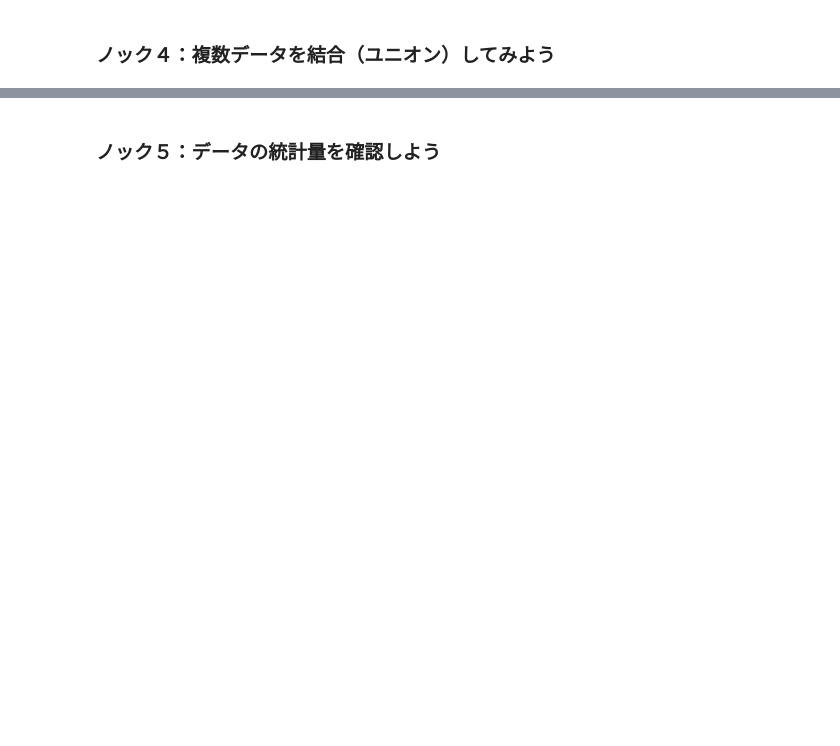
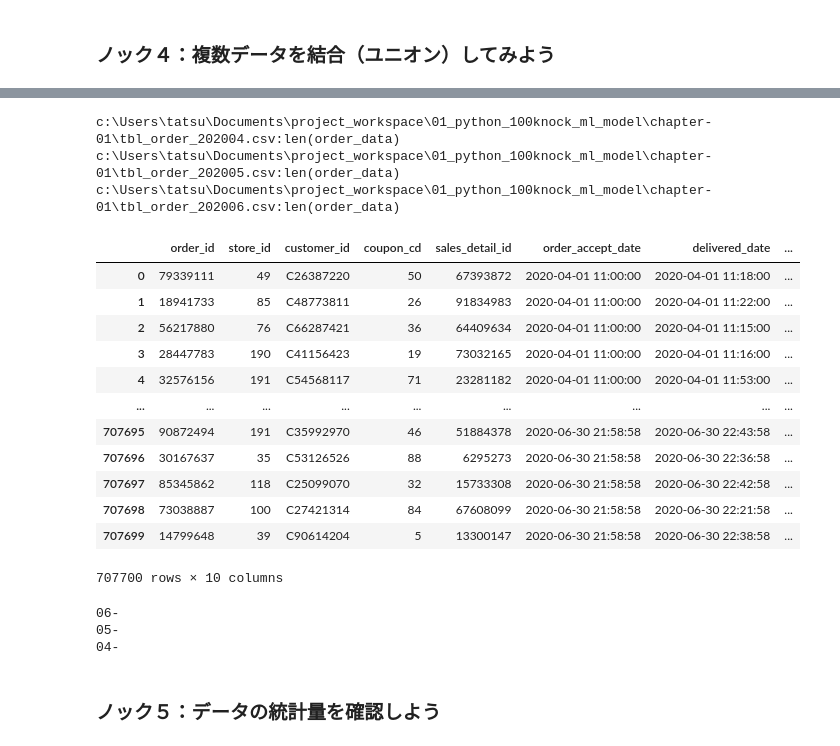
Before and after one commit to BP-Test/01_python_100knock_ml_model, a Jupyter notebook: chapter-01/1章_分析に向けた準備を行う10本ノック.ipynb, the cells around one changed output, grey strips where cells are left out. Saved outputs shown, nothing was run; the diff lists cells and outputs as text; code cells hidden in the pictures; blank space fills up the shorter version.

```diff
--- a/chapter-01/1章_分析に向けた準備を行う10本ノック.ipynb
+++ b/chapter-01/1章_分析に向けた準備を行う10本ノック.ipynb
@@ -27,2 +208,35 @@
+# %%
+order_all = pd.DataFrame()
+for file in tbl_order_files:
+    order_data = pd.read_csv(file)
+    print(f'{file}:len(order_data)')
+    order_all = pd.concat([order_all,order_data],ignore_index=True)
+
+order_all
+# %% [output]
+c:\Users\tatsu\Documents\project_workspace\01_python_100knock_ml_model\chapter-01\tbl_order_202004.csv:len(order_data)
+c:\Users\tatsu\Documents\project_workspace\01_python_100knock_ml_model\chapter-01\tbl_order_202005.csv:len(order_data)
+c:\Users\tatsu\Documents\project_workspace\01_python_100knock_ml_model\chapter-01\tbl_order_202006.csv:len(order_data)
+|  | order_id | store_id | customer_id | coupon_cd | sales_detail_id | order_accept_date | delivered_date | ... |
+| 0 | 79339111 | 49 | C26387220 | 50 | 67393872 | 2020-04-01 11:00:00 | 2020-04-01 11:18:00 | ... |
+| 1 | 18941733 | 85 | C48773811 | 26 | 91834983 | 2020-04-01 11:00:00 | 2020-04-01 11:22:00 | ... |
+| 2 | 56217880 | 76 | C66287421 | 36 | 64409634 | 2020-04-01 11:00:00 | 2020-04-01 11:15:00 | ... |
+| 3 | 28447783 | 190 | C41156423 | 19 | 73032165 | 2020-04-01 11:00:00 | 2020-04-01 11:16:00 | ... |
+| 4 | 32576156 | 191 | C54568117 | 71 | 23281182 | 2020-04-01 11:00:00 | 2020-04-01 11:53:00 | ... |
+| ... | ... | ... | ... | ... | ... | ... | ... | ... |
+| 707695 | 90872494 | 191 | C35992970 | 46 | 51884378 | 2020-06-30 21:58:58 | 2020-06-30 22:43:58 | ... |
+| 707696 | 30167637 | 35 | C53126526 | 88 | 6295273 | 2020-06-30 21:58:58 | 2020-06-30 22:36:58 | ... |
+| 707697 | 85345862 | 118 | C25099070 | 32 | 15733308 | 2020-06-30 21:58:58 | 2020-06-30 22:42:58 | ... |
+| 707698 | 73038887 | 100 | C27421314 | 84 | 67608099 | 2020-06-30 21:58:58 | 2020-06-30 22:21:58 | ... |
+| 707699 | 14799648 | 39 | C90614204 | 5 | 13300147 | 2020-06-30 21:58:58 | 2020-06-30 22:38:58 | ... |
+707700 rows × 10 columns
+# %%
+# confirm that data has 04,05,06
+for i in set([i[5:8] for i in order_all.order_accept_date.values]):
+    print(i)
+# %% [output]
+06-
+05-
+04-
 # %% [markdown]
 ### ノック５：データの統計量を確認しよう
```
Also changed, not shown: parts of 24 cells of this notebook.
